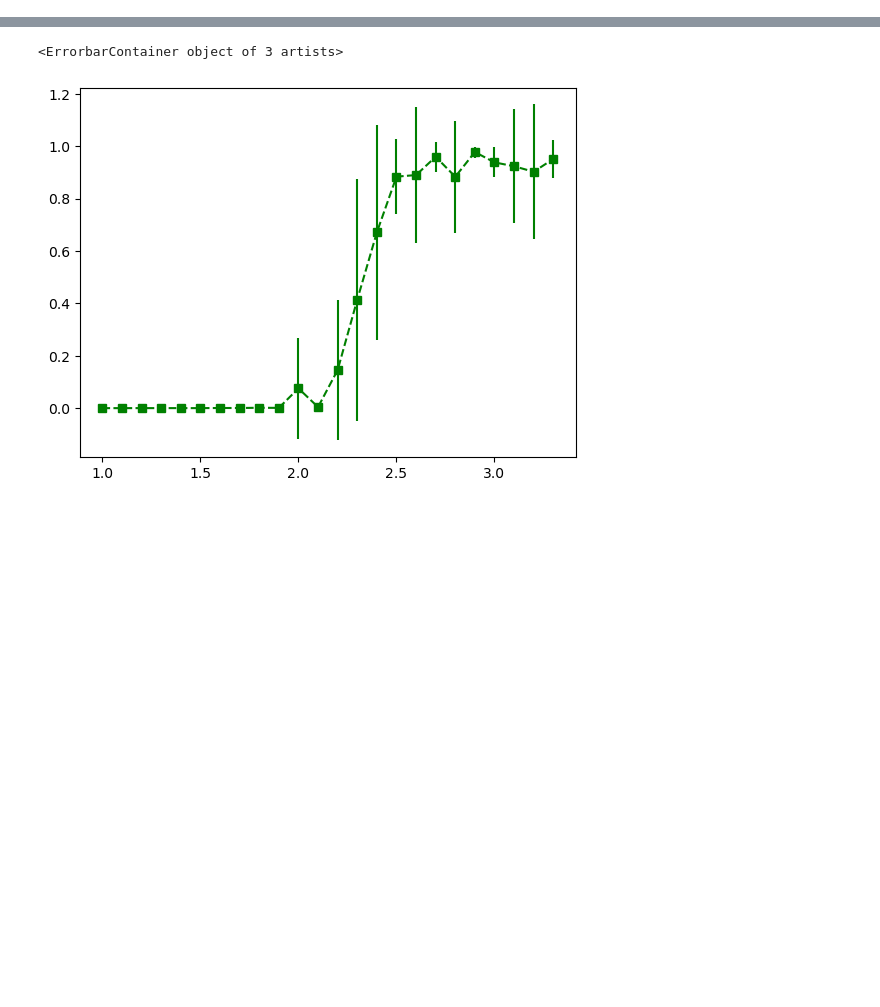
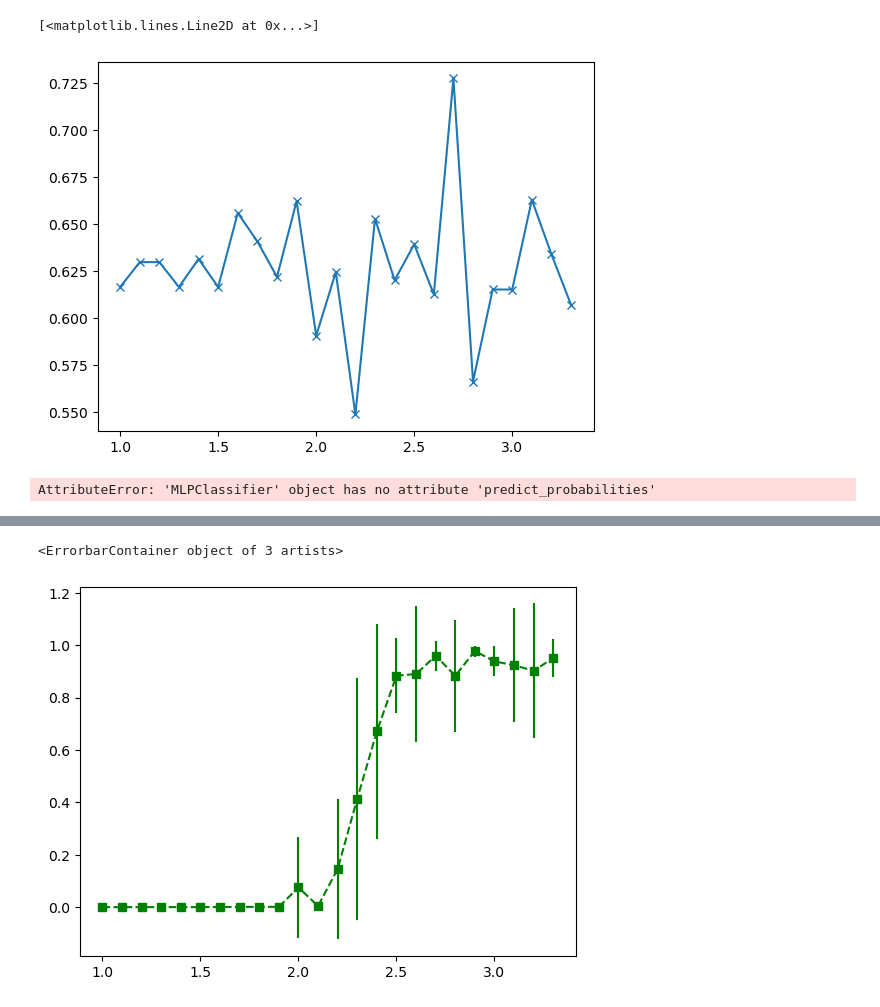
Before and after one commit to feanor3/tesi, a Jupyter notebook: analysis.ipynb, the cells around one changed output, grey strips where cells are left out. Drawn from its saved outputs; the diff is of its cells as text; code cells hidden in the pictures; blank space fills up the shorter version.

```diff
--- a/analysis.ipynb
+++ b/analysis.ipynb
@@ -80 +66,29 @@ t = (temps < T_CRIT).astype(int)
+# %%
+plt.plot(temp_test[1], y[5,:,0], marker='x')
+# %% [output]
+[<matplotlib.lines.Line2D at 0x...>]
+[figure, added]
+# %%
+# loading data for testing
+temp_test = np.load(f"./data/{L}_test_temp.npy")
+data_test = np.load(f"./data/{L}_test.npy")
+
+
+# sort data into ascending order according to temperatures
+# potrei metterlo in utils
+
+index = np.argsort(temp_test, axis=1)
+temp_test = np.sort(temp_test, axis=1)
+index_expanded = index[..., np.newaxis]
+data_test = np.take_along_axis(data_test, index_expanded, axis=1)
+
+t_test = (temp_test < T_CRIT).astype(int)
+
+# PREDICTION ON DATA SET to have mean
+flattened = data_test.reshape(-1, L*L)
+y = clf.predict_probabilities(flattened).reshape(10, 24, 1)
+
+plt.errorbar(temp_test[3], y[:,:,0].mean(axis=0), y[:,:,0].std(axis=0), fmt='s--g')
+# %% [output]
+AttributeError: 'MLPClassifier' object has no attribute 'predict_probabilities'
 # %%
```
Also changed, not shown: parts of 13 cells of this notebook, 1 other file.
